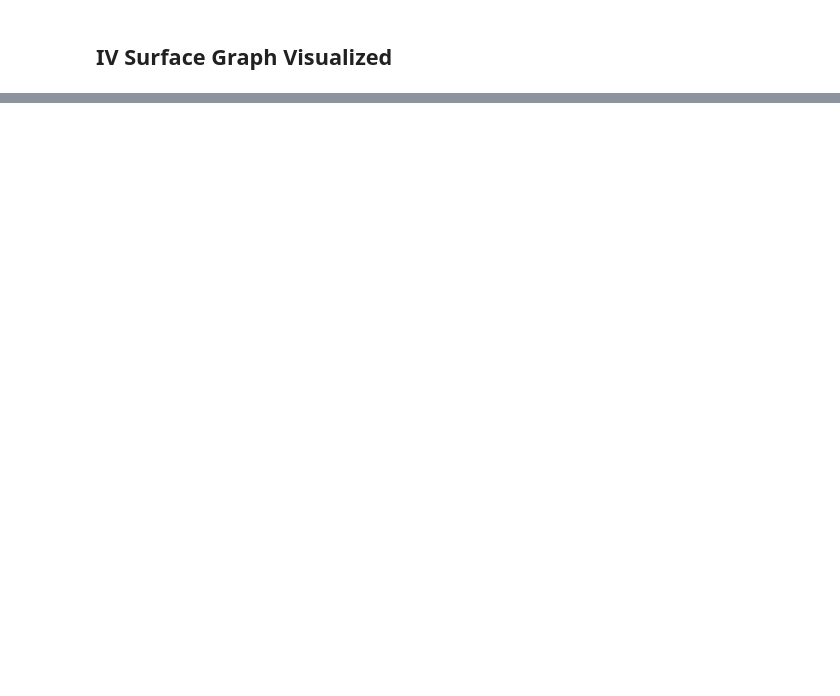
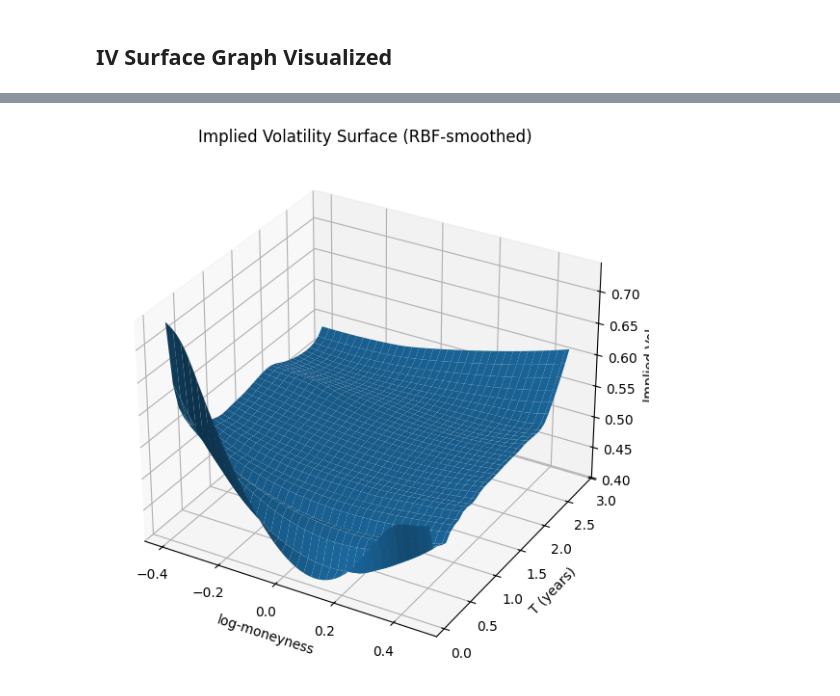
Before and after one commit to Emad-Eldin-G/CRR_Binomial_Options_Pricing, a Jupyter notebook: python_workbook.IPYNB, the cells around one changed output, grey strips where cells are left out. Saved outputs shown, nothing was run; the diff lists cells and outputs as text; code cells hidden in the pictures; blank space fills up the shorter version.

Commit message:
IV surface modelling with brentq done

```diff
--- a/python_workbook.IPYNB
+++ b/python_workbook.IPYNB
@@ -583,0 +534,80 @@ data
+# %%
+import numpy as np
+import pandas as pd
+from scipy.interpolate import UnivariateSpline
+
+def smooth_smiles(x, T, iv, s_scale=0.002, mad_z=4.0, min_pts=6):
+    """
+    x: log-moneyness array
+    T: year fraction array
+    iv: implied vol array
+
+    Returns: dataframe with columns [x, T, iv_raw, iv_smooth]
+    """
+    df = pd.DataFrame({"x": x, "T": T, "iv_raw": iv}).dropna()
+    out = []
+
+    for Tval, g in df.groupby("T"):
+        g = g.sort_values("x").copy()
+        if len(g) < min_pts:
+            continue
+
+        # MAD-based outlier filter (robust)
+        med = g["iv_raw"].median()
+        mad = (g["iv_raw"] - med).abs().median()
+        if mad > 0:
+            z = (g["iv_raw"] - med).abs() / (1.4826 * mad)
+            g = g[z <= mad_z]
+            if len(g) < min_pts:
+                continue
+
+        # Spline smoothing (tune s via s_scale)
+        xs = g["x"].to_numpy()
+        ys = g["iv_raw"].to_numpy()
+        s = s_scale * len(g)  # bigger => smoother
+        spl = UnivariateSpline(xs, ys, s=s)
+        g["iv_smooth"] = spl(xs)
+
+        out.append(g)
+
+    return pd.concat(out, ignore_index=True) if out else pd.DataFrame(columns=["x","T","iv_raw","iv_smooth"])
+
+from scipy.interpolate import Rbf
+
+def build_surface_grid(df_s, nx=60, nT=30, rbf_smooth=0.003):
+    """
+    df_s must contain columns x, T, iv_smooth
+    Returns XX, TT, IVgrid
+    """
+    x_min, x_max = df_s["x"].quantile([0.02, 0.98]).to_numpy()
+    T_min, T_max = df_s["T"].min(), df_s["T"].max()
+
+    xg = np.linspace(x_min, x_max, nx)
+    Tg = np.linspace(T_min, T_max, nT)
+    XX, TT = np.meshgrid(xg, Tg)
+
+    rbf = Rbf(
+        df_s["x"].to_numpy(),
+        df_s["T"].to_numpy(),
+        df_s["iv_smooth"].to_numpy(),
+        function="multiquadric",
+        smooth=rbf_smooth,   # bigger => smoother
+    )
+    IVgrid = rbf(XX, TT)
+    return XX, TT, IVgrid
+
+df_s = smooth_smiles(k, T, IV, s_scale=0.003, mad_z=4.0)
+XX, TT, IVgrid = build_surface_grid(df_s, nx=70, nT=35, rbf_smooth=0.005)
+
+# ---- 3D surface ----
+fig = plt.figure(100, figsize=(10, 7))
+ax = fig.add_subplot(111, projection="3d")
+ax.plot_surface(X=XX, Y=TT, Z=IVgrid, linewidth=0, antialiased=True)
+
+ax.set_xlabel("log-moneyness")
+ax.set_ylabel("T (years)")
+ax.set_zlabel("Implied Vol")
+ax.set_title("Implied Volatility Surface (RBF-smoothed)")
+plt.show()
+# %% [output]
+[figure, added]
```
Also changed, not shown: parts of 6 cells of this notebook.
